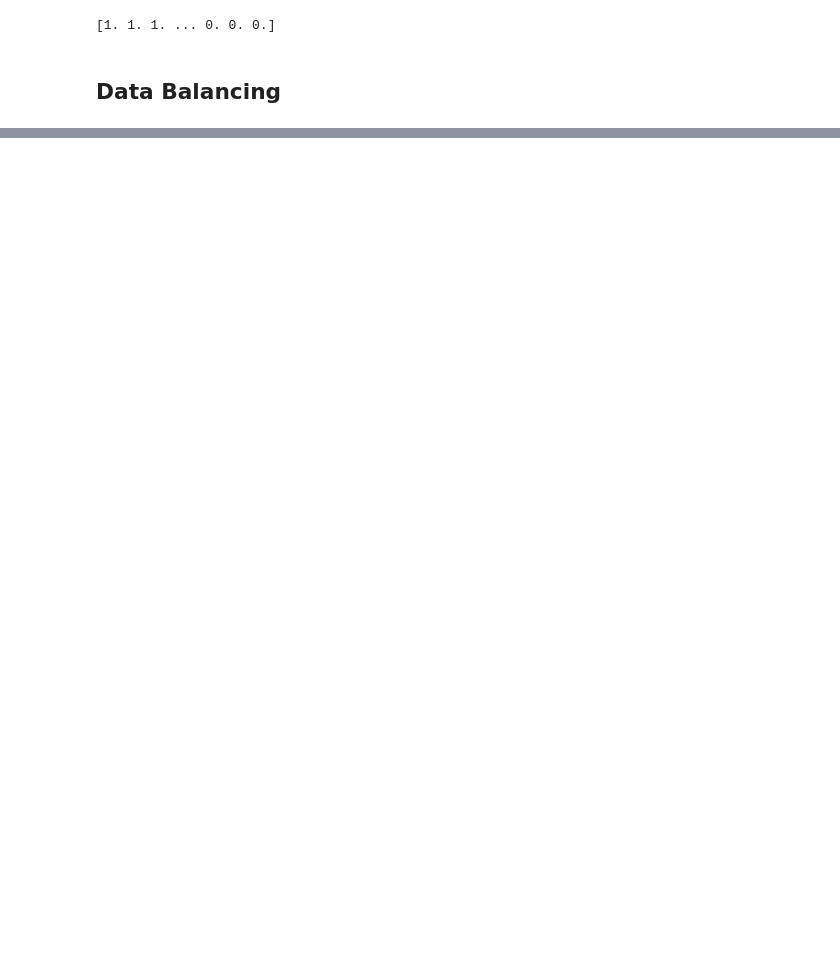
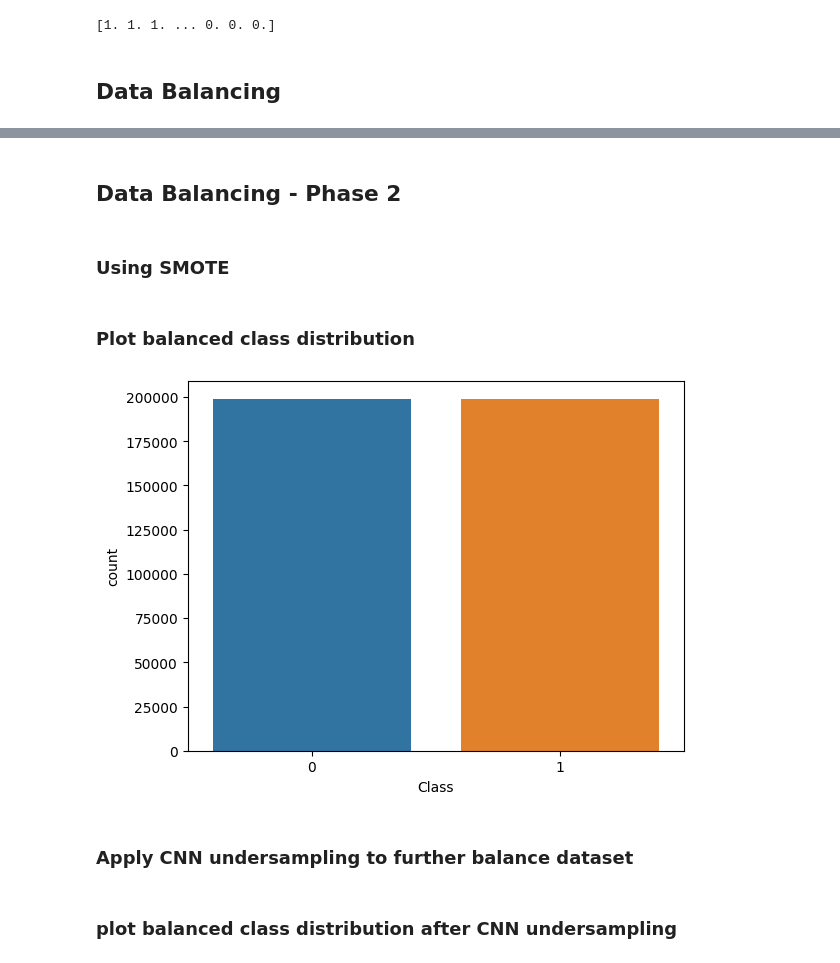
Before and after one commit to Pharoouzy/credit-card-fraud-detection, a Jupyter notebook: src/notebooks/model-development.ipynb, the cells around one changed output, grey strips where cells are left out. Saved outputs shown, nothing was run; the diff lists cells and outputs as text; code cells hidden in the pictures; blank space fills up the shorter version.

```diff
--- a/src/notebooks/model-development.ipynb
+++ b/src/notebooks/model-development.ipynb
@@ -133,0 +140,17 @@ print(recall_score(y_test, y_pred))
+# %% [markdown]
+## Data Balancing - Phase 2
+# %% [markdown]
+### Using SMOTE
+# %%
+smote = SMOTE(random_state=42)
+X_train_resampled, y_train_resampled = smote.fit_resample(X_train, y_train)
+# %% [markdown]
+### Plot balanced class distribution
+# %%
+balanced_df = pd.DataFrame({"Class": y_train_resampled})
+sns.countplot(x="Class", data=balanced_df)
+plt.show()
+# %% [output]
+[figure, added]
+# %% [markdown]
+### Apply CNN undersampling to further balance dataset
@@ -133,0 +161,2 @@ print(recall_score(y_test, y_pred))
+# %% [markdown]
+### plot balanced class distribution after CNN undersampling
```
Also changed, not shown: parts of 15 cells of this notebook, 1 other file.
